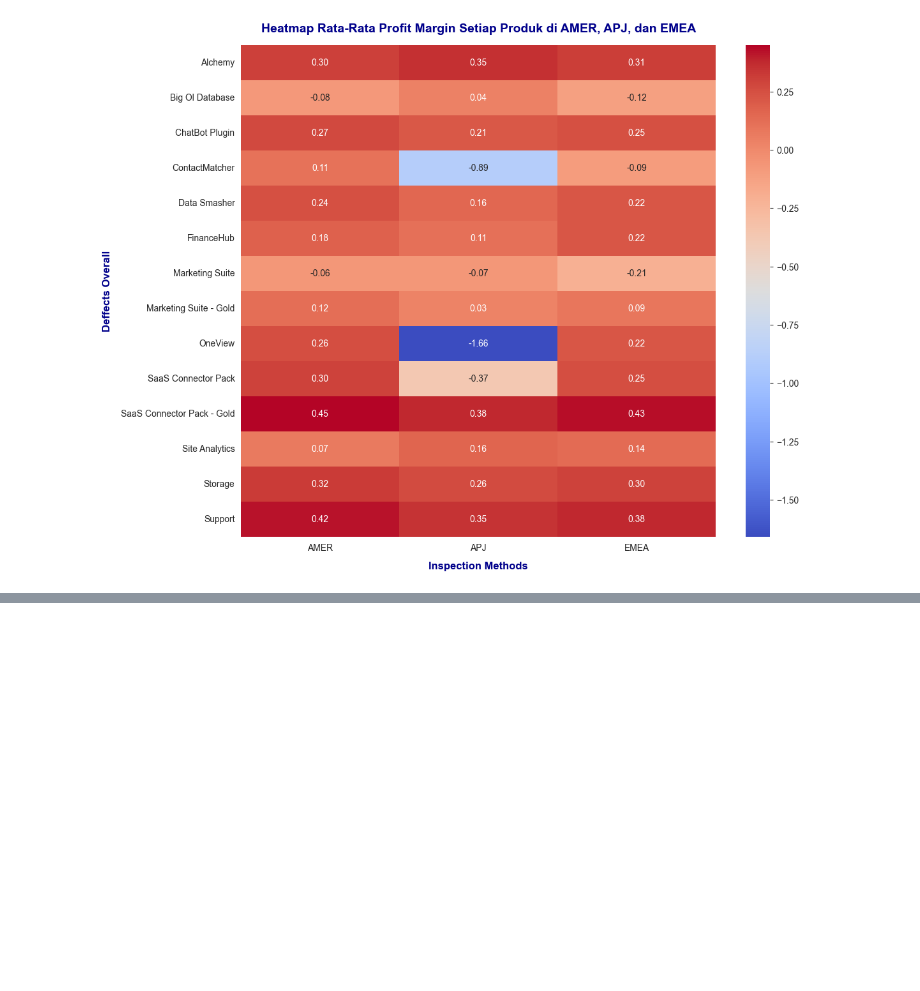
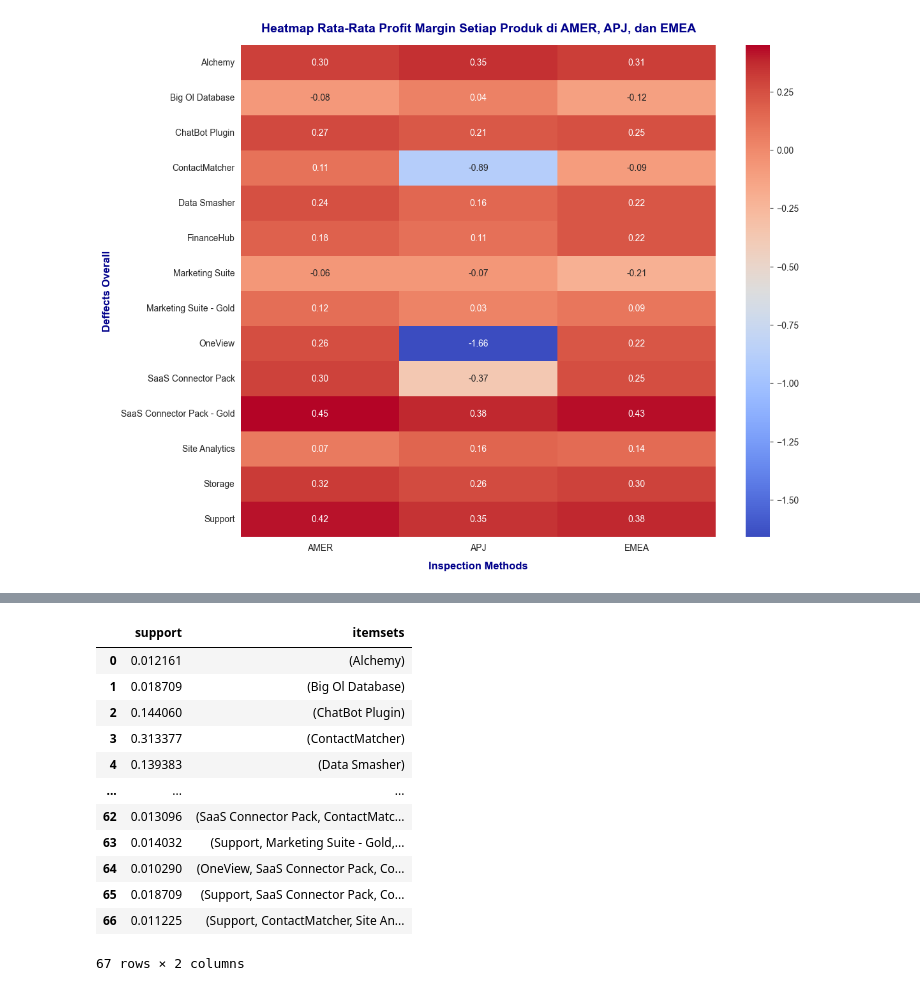
Before and after one commit to tamaracoding/analisis-profitabilitas-regional-AWS-Capstone-Project-2, a Jupyter notebook: Aws Saas Regional Profitability Analysis.ipynb, the cells around one changed output, grey strips where cells are left out. Cells and saved outputs as stored; diff of their text form; code cells hidden in the pictures; blank space fills up the shorter version.

```diff
--- a/Aws Saas Regional Profitability Analysis.ipynb
+++ b/Aws Saas Regional Profitability Analysis.ipynb
@@ -895,0 +955,19 @@ Text(120.7222222222222, 0.5, 'Deffects Overall')
+# %%
+from mlxtend.frequent_patterns import apriori #menggunakan algoritma apriori untuk analisa pola pembelian
+
+frequent_itemsets = apriori(basket_apj, min_support=0.01, use_colnames=True)
+frequent_itemsets
+# %% [output]
+|  | support | itemsets |
+| 0 | 0.012161 | (Alchemy) |
+| 1 | 0.018709 | (Big Ol Database) |
+| 2 | 0.144060 | (ChatBot Plugin) |
+| 3 | 0.313377 | (ContactMatcher) |
+| 4 | 0.139383 | (Data Smasher) |
+| ... | ... | ... |
+| 62 | 0.013096 | (SaaS Connector Pack, ContactMatc... |
+| 63 | 0.014032 | (Support, Marketing Suite - Gold,... |
+| 64 | 0.010290 | (OneView, SaaS Connector Pack, Co... |
+| 65 | 0.018709 | (Support, SaaS Connector Pack, Co... |
+| 66 | 0.011225 | (Support, ContactMatcher, Site An... |
+67 rows × 2 columns
```
Also changed, not shown: parts of 42 cells of this notebook.
